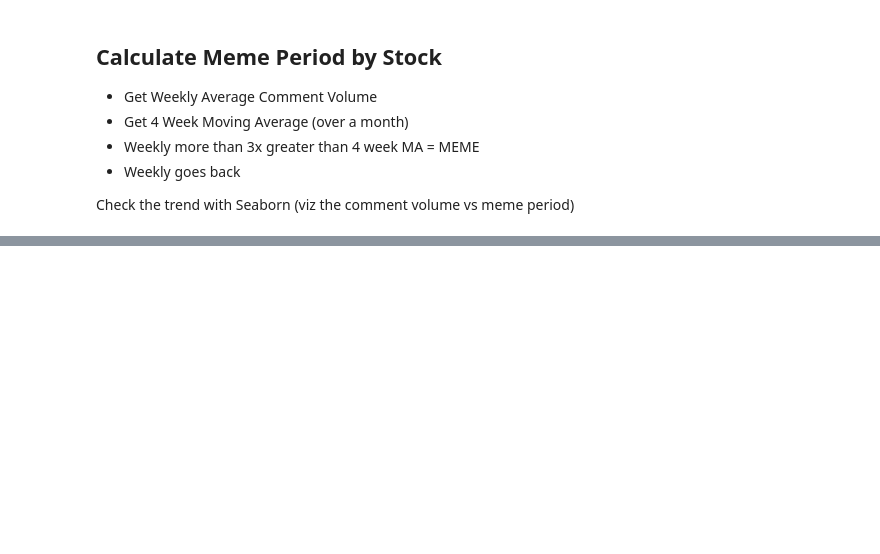
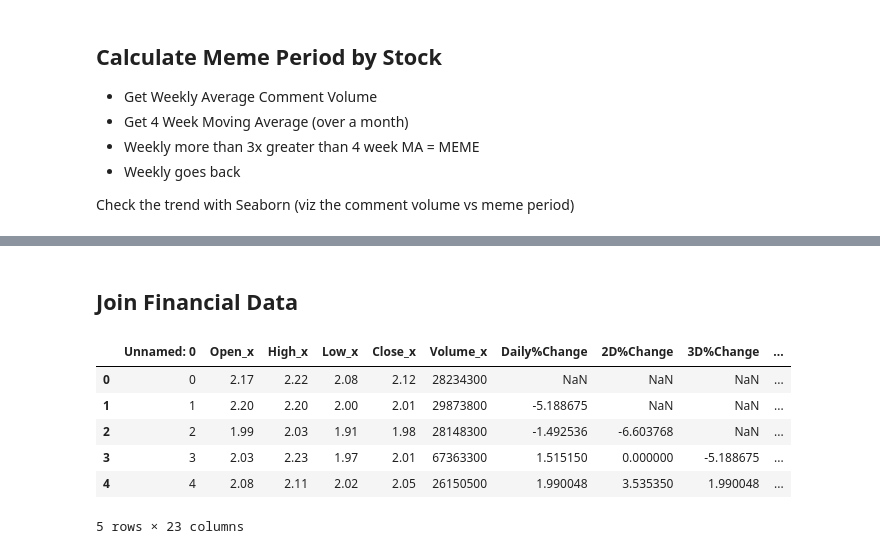
Before and after one commit to rachelsng/WallStreetBets-Sentiment, a Jupyter notebook: 3. Stock Price Regression/Regression.ipynb, the cells around one changed output, grey strips where cells are left out. Drawn from its saved outputs; the diff is of its cells as text; code cells hidden in the pictures; blank space fills up the shorter version.

```diff
--- a/3. Stock Price Regression/Regression.ipynb
+++ b/3. Stock Price Regression/Regression.ipynb
@@ -179,0 +318,12 @@ Check the trend with Seaborn (viz the comment volume vs meme period)
+# %% [markdown]
+## Join Financial Data
+# %%
+fin_data.head()
+# %% [output]
+|  | Unnamed: 0 | Open_x | High_x | Low_x | Close_x | Volume_x | Daily%Change | 2D%Change | 3D%Change | ... |
+| 0 | 0 | 2.17 | 2.22 | 2.08 | 2.12 | 28234300 | NaN | NaN | NaN | ... |
+| 1 | 1 | 2.20 | 2.20 | 2.00 | 2.01 | 29873800 | -5.188675 | NaN | NaN | ... |
+| 2 | 2 | 1.99 | 2.03 | 1.91 | 1.98 | 28148300 | -1.492536 | -6.603768 | NaN | ... |
+| 3 | 3 | 2.03 | 2.23 | 1.97 | 2.01 | 67363300 | 1.515150 | 0.000000 | -5.188675 | ... |
+| 4 | 4 | 2.08 | 2.11 | 2.02 | 2.05 | 26150500 | 1.990048 | 3.535350 | 1.990048 | ... |
+5 rows × 23 columns
```
Also changed, not shown: parts of 10 cells of this notebook.
